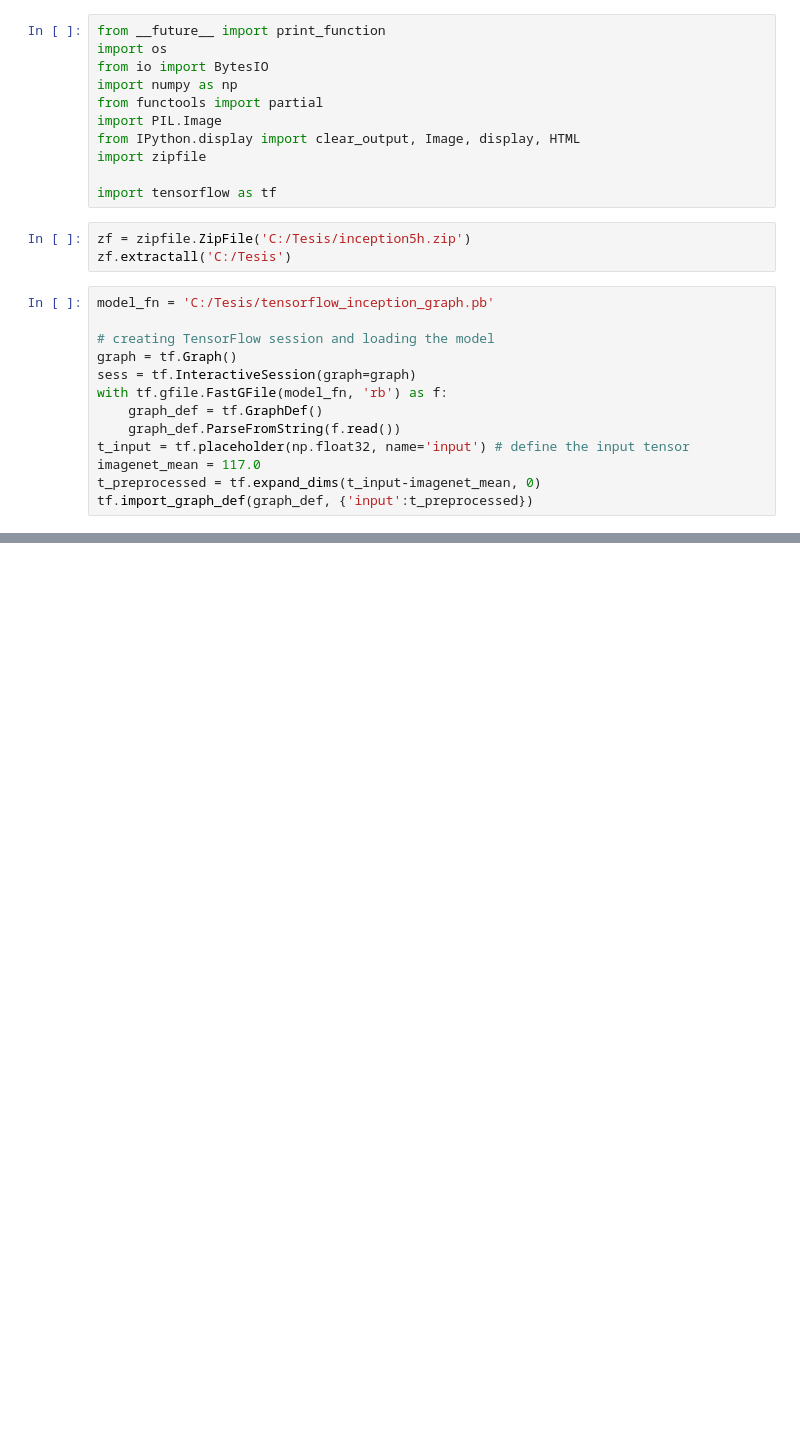
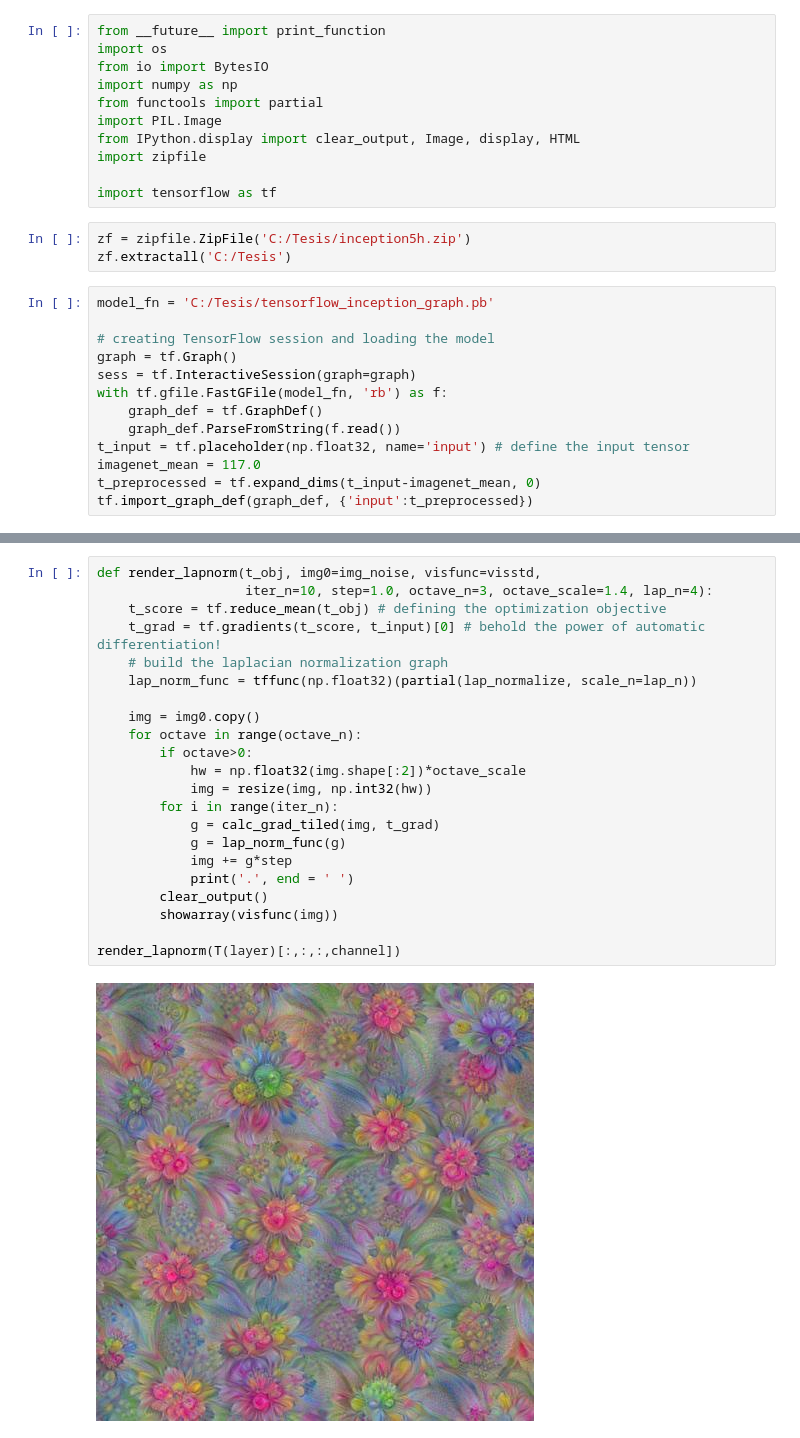
Before and after one commit to williammr70/trabajo_inception_dream, a Jupyter notebook: inception_dd.ipynb, the cells around one changed output, grey strips where cells are left out. Cells and saved outputs as stored; diff of their text form; blank space fills up the shorter version.

```diff
--- a/inception_dd.ipynb
+++ b/inception_dd.ipynb
@@ -90,0 +240,24 @@ Total number of feature channels: 7548
+# %%
+def render_lapnorm(t_obj, img0=img_noise, visfunc=visstd,
+                   iter_n=10, step=1.0, octave_n=3, octave_scale=1.4, lap_n=4):
+    t_score = tf.reduce_mean(t_obj) # defining the optimization objective
+    t_grad = tf.gradients(t_score, t_input)[0] # behold the power of automatic differentiation!
+    # build the laplacian normalization graph
+    lap_norm_func = tffunc(np.float32)(partial(lap_normalize, scale_n=lap_n))
+
+    img = img0.copy()
+    for octave in range(octave_n):
+        if octave>0:
+            hw = np.float32(img.shape[:2])*octave_scale
+            img = resize(img, np.int32(hw))
+        for i in range(iter_n):
+            g = calc_grad_tiled(img, t_grad)
+            g = lap_norm_func(g)
+            img += g*step
+            print('.', end = ' ')
+        clear_output()
+        showarray(visfunc(img))
+
+render_lapnorm(T(layer)[:,:,:,channel])
+# %% [output]
+[figure, added]
```
Also changed, not shown: parts of 11 cells of this notebook.
